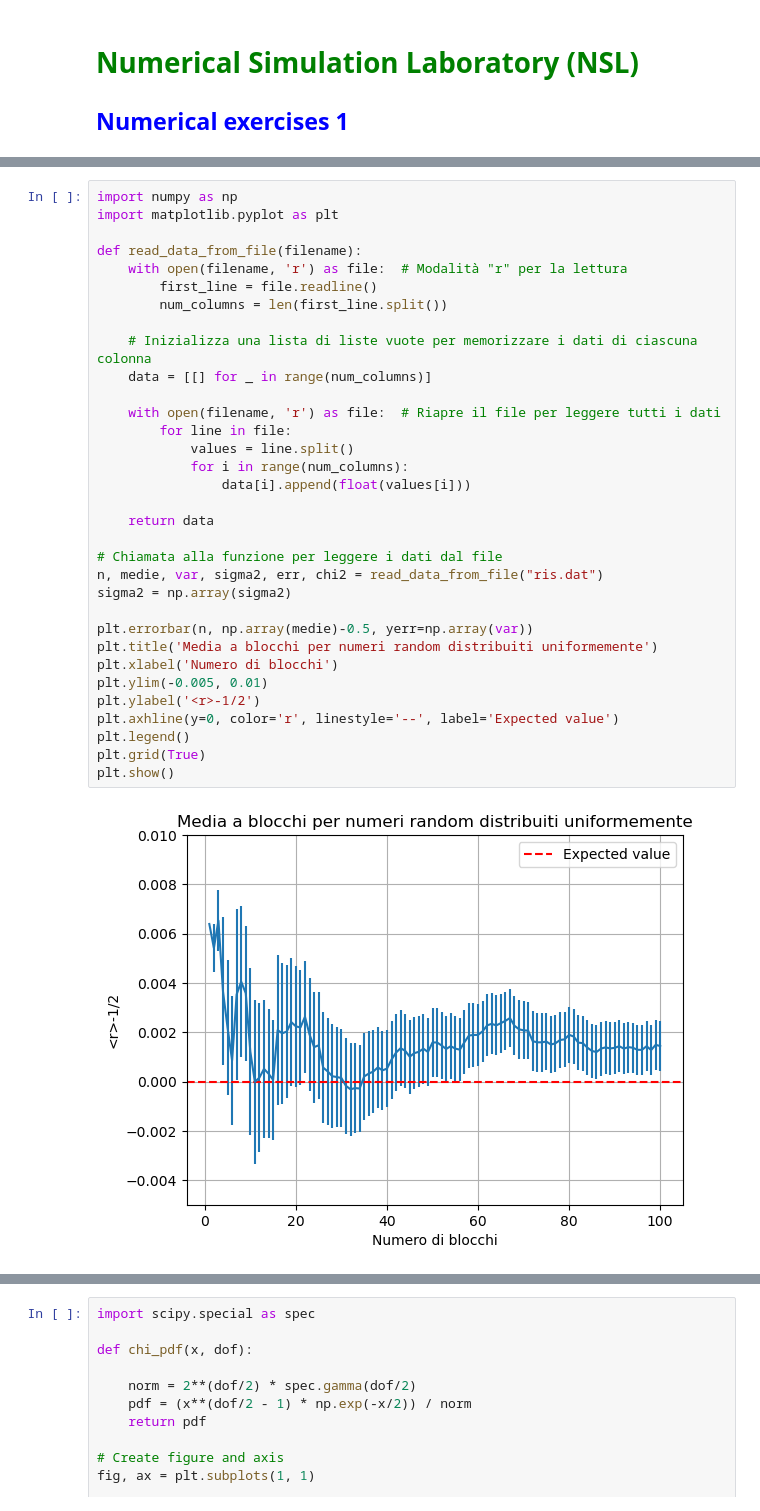
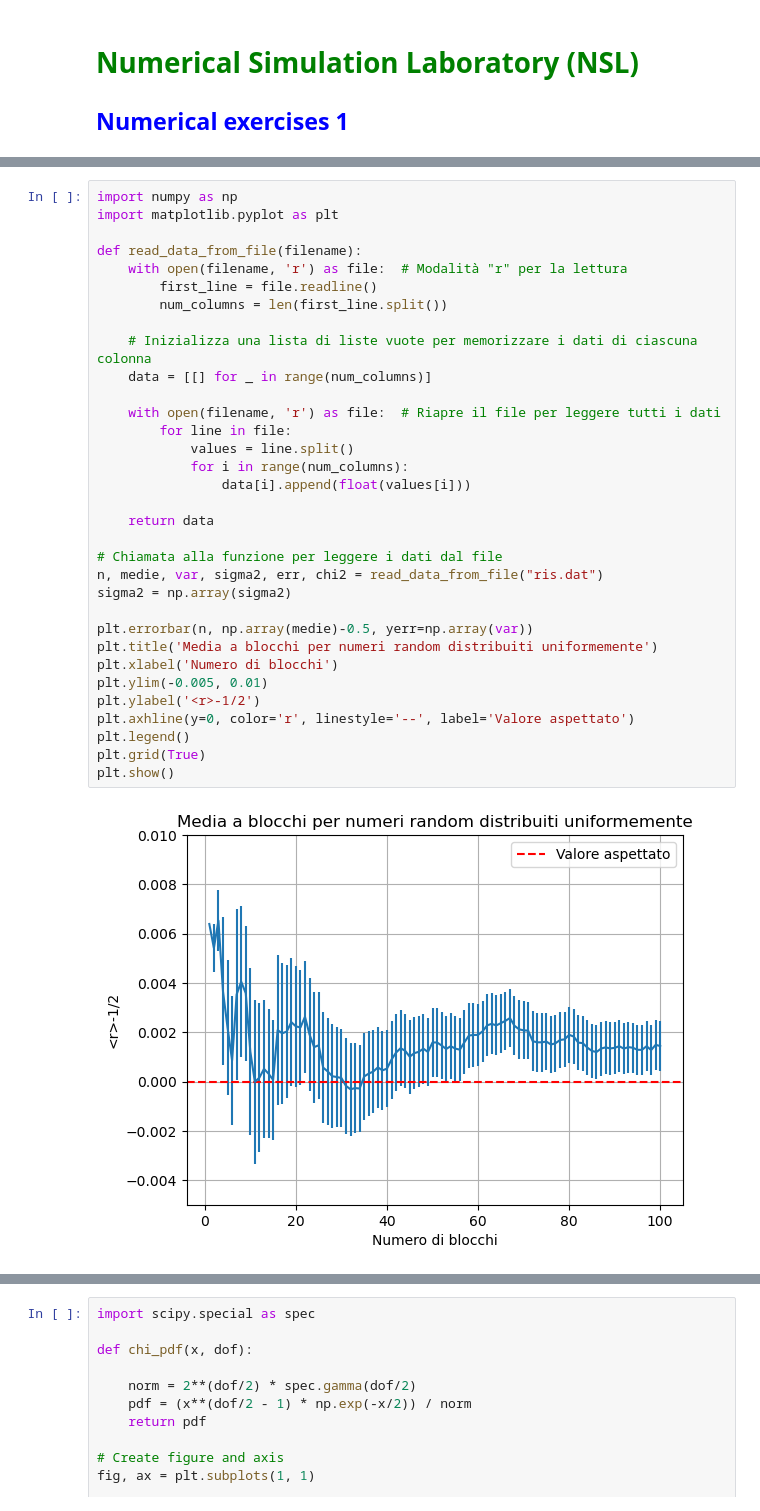
Before and after one commit to elered/Simulazione_numerica, a Jupyter notebook: lezione 1/LSN_Exercises_01.ipynb, the cells around one changed output, grey strips where cells are left out. Cells and saved outputs as stored; diff of their text form.

```diff
--- a/lezione 1/LSN_Exercises_01.ipynb
+++ b/lezione 1/LSN_Exercises_01.ipynb
@@ -18,35 +16,35 @@ import matplotlib.pyplot as plt
 
 def read_data_from_file(filename):
     with open(filename, 'r') as file:  # Modalità "r" per la lettura
         first_line = file.readline()
         num_columns = len(first_line.split())
 
     # Inizializza una lista di liste vuote per memorizzare i dati di ciascuna colonna
     data = [[] for _ in range(num_columns)]
 
     with open(filename, 'r') as file:  # Riapre il file per leggere tutti i dati
         for line in file:
             values = line.split()
             for i in range(num_columns):
                 data[i].append(float(values[i]))
 
     return data
 
 # Chiamata alla funzione per leggere i dati dal file
 n, medie, var, sigma2, err, chi2 = read_data_from_file("ris.dat")
 sigma2 = np.array(sigma2)
 
 plt.errorbar(n, np.array(medie)-0.5, yerr=np.array(var))
 plt.title('Media a blocchi per numeri random distribuiti uniformemente')
 plt.xlabel('Numero di blocchi')
 plt.ylim(-0.005, 0.01)
 plt.ylabel('<r>-1/2')
-plt.axhline(y=0, color='r', linestyle='--', label='Expected value')
+plt.axhline(y=0, color='r', linestyle='--', label='Valore aspettato')
 plt.legend()
 plt.grid(True)
 plt.show()
 # %% [output]
-[figure, old version]
+[figure, new version]
 # %%
 plt.errorbar(n,sigma2-1/12,yerr=err)
 plt.title('Media a blocchi della varianza per numeri random distribuiti uniformemente')
```
Also changed, not shown: parts of 6 cells of this notebook.
